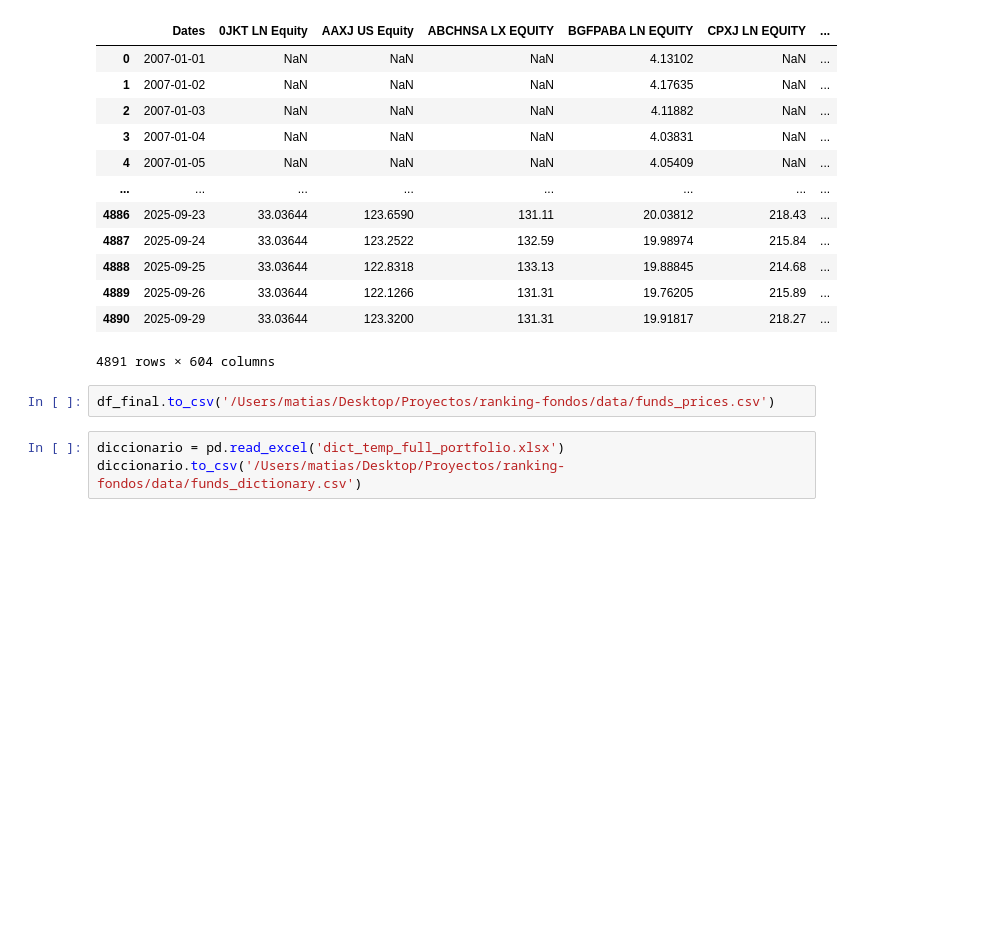
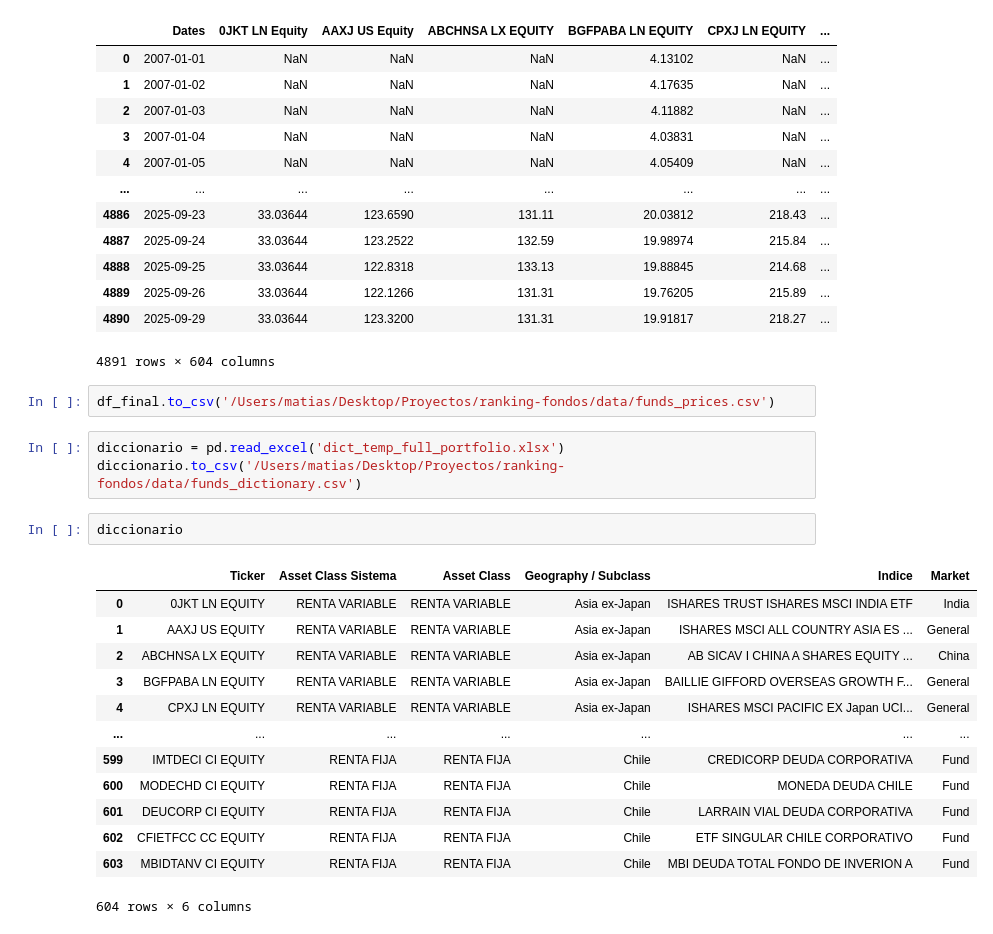
Before and after one commit to matiasjvd/ranking-fondos, a Jupyter notebook: data_excel_to_csv.ipynb, the cells around one changed output. Saved outputs shown, nothing was run; the diff lists cells and outputs as text; blank space fills up the shorter version.

```diff
--- a/data_excel_to_csv.ipynb
+++ b/data_excel_to_csv.ipynb
@@ -43,3 +57,19 @@ df_final.to_csv('/Users/matias/Desktop/Proyectos/ranking-fondos/data/funds_price
 # %%
 diccionario = pd.read_excel('dict_temp_full_portfolio.xlsx')
 diccionario.to_csv('/Users/matias/Desktop/Proyectos/ranking-fondos/data/funds_dictionary.csv')
+# %%
+diccionario
+# %% [output]
+|  | Ticker | Asset Class Sistema | Asset Class | Geography / Subclass | Indice | Market |
+| 0 | 0JKT LN EQUITY | RENTA VARIABLE | RENTA VARIABLE | Asia ex-Japan | ISHARES TRUST ISHARES MSCI INDIA ETF | India |
+| 1 | AAXJ US EQUITY | RENTA VARIABLE | RENTA VARIABLE | Asia ex-Japan | ISHARES MSCI ALL COUNTRY ASIA ES ... | General |
+| 2 | ABCHNSA LX EQUITY | RENTA VARIABLE | RENTA VARIABLE | Asia ex-Japan | AB SICAV I CHINA A SHARES EQUITY ... | China |
+| 3 | BGFPABA LN EQUITY | RENTA VARIABLE | RENTA VARIABLE | Asia ex-Japan | BAILLIE GIFFORD OVERSEAS GROWTH F... | General |
+| 4 | CPXJ LN EQUITY | RENTA VARIABLE | RENTA VARIABLE | Asia ex-Japan | ISHARES MSCI PACIFIC EX Japan UCI... | General |
+| ... | ... | ... | ... | ... | ... | ... |
+| 599 | IMTDECI CI EQUITY | RENTA FIJA | RENTA FIJA | Chile | CREDICORP DEUDA CORPORATIVA | Fund |
+| 600 | MODECHD CI EQUITY | RENTA FIJA | RENTA FIJA | Chile | MONEDA DEUDA CHILE | Fund |
+| 601 | DEUCORP CI EQUITY | RENTA FIJA | RENTA FIJA | Chile | LARRAIN VIAL DEUDA CORPORATIVA | Fund |
+| 602 | CFIETFCC CC EQUITY | RENTA FIJA | RENTA FIJA | Chile | ETF SINGULAR CHILE CORPORATIVO | Fund |
+| 603 | MBIDTANV CI EQUITY | RENTA FIJA | RENTA FIJA | Chile | MBI DEUDA TOTAL FONDO DE INVERION A | Fund |
+604 rows × 6 columns
```
Also changed, not shown: parts of 1 cell of this notebook, 1 other file.
